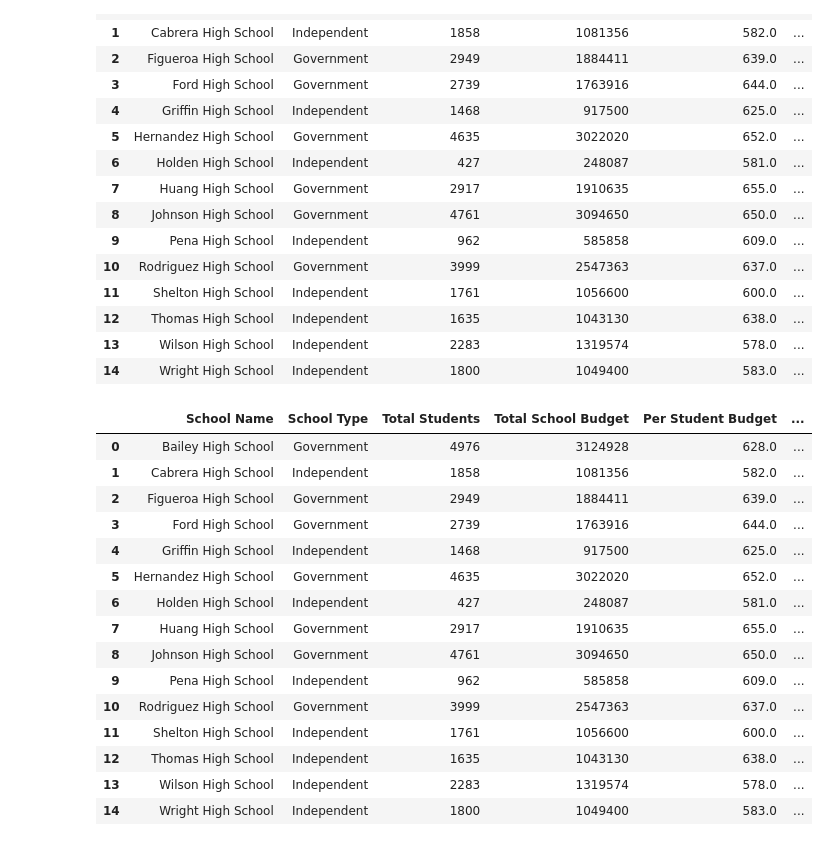
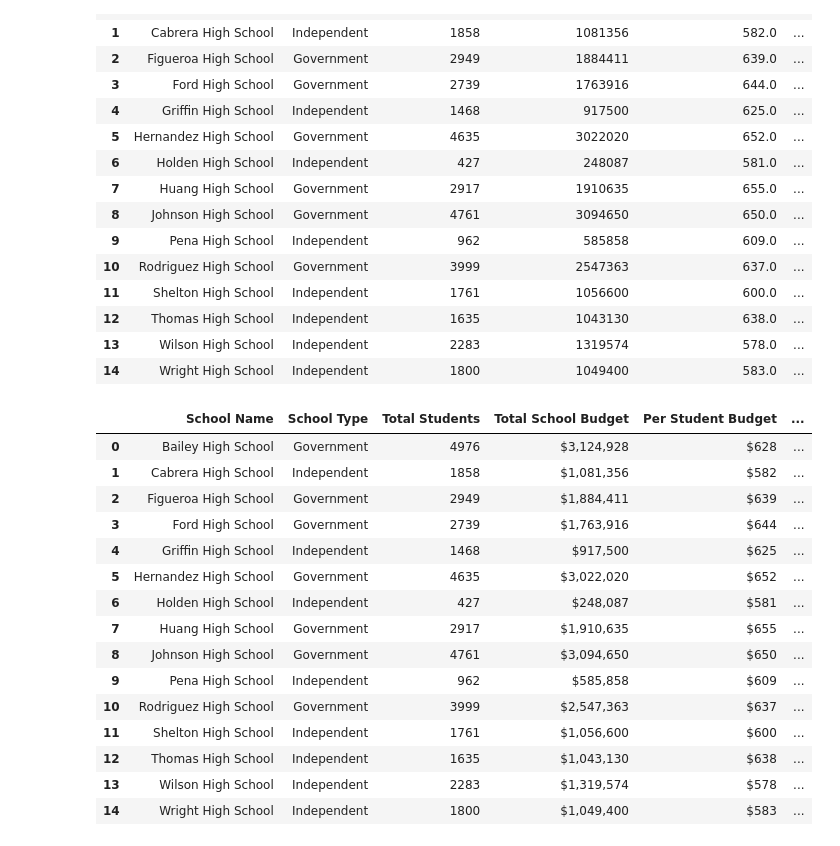
Before and after one commit to oli124/pandas-challenge, a Jupyter notebook: PyCitySchools/PyCitySchools.ipynb, the cells around one changed output. Drawn from its saved outputs; the diff is of its cells as text; code cells hidden in the pictures.

Commit message:
Module 4 Assignment code - completed 2nd section - School Summary

```diff
--- a/PyCitySchools/PyCitySchools.ipynb
+++ b/PyCitySchools/PyCitySchools.ipynb
@@ -372,24 +372,3 @@ school_summary_df
 | 12 | Thomas High School | Independent | 1635 | 1043130 | 638.0 | ... |
 | 13 | Wilson High School | Independent | 2283 | 1319574 | 578.0 | ... |
 | 14 | Wright High School | Independent | 1800 | 1049400 | 583.0 | ... |
-# %%
-# school_summary_df["Total School Budget"].map("${:.0f}".format)
-
-school_summary_df
-# %% [output]
-|  | School Name | School Type | Total Students | Total School Budget | Per Student Budget | ... |
-| 0 | Bailey High School | Government | 4976 | 3124928 | 628.0 | ... |
-| 1 | Cabrera High School | Independent | 1858 | 1081356 | 582.0 | ... |
-| 2 | Figueroa High School | Government | 2949 | 1884411 | 639.0 | ... |
-| 3 | Ford High School | Government | 2739 | 1763916 | 644.0 | ... |
-| 4 | Griffin High School | Independent | 1468 | 917500 | 625.0 | ... |
-| 5 | Hernandez High School | Government | 4635 | 3022020 | 652.0 | ... |
-| 6 | Holden High School | Independent | 427 | 248087 | 581.0 | ... |
-| 7 | Huang High School | Government | 2917 | 1910635 | 655.0 | ... |
-| 8 | Johnson High School | Government | 4761 | 3094650 | 650.0 | ... |
-| 9 | Pena High School | Independent | 962 | 585858 | 609.0 | ... |
-| 10 | Rodriguez High School | Government | 3999 | 2547363 | 637.0 | ... |
-| 11 | Shelton High School | Independent | 1761 | 1056600 | 600.0 | ... |
-| 12 | Thomas High School | Independent | 1635 | 1043130 | 638.0 | ... |
-| 13 | Wilson High School | Independent | 2283 | 1319574 | 578.0 | ... |
-| 14 | Wright High School | Independent | 1800 | 1049400 | 583.0 | ... |
@@ -427,0 +375,25 @@ school_summary_df
+# %%
+# Format total school budget column with "$"
+school_summary_df["Total School Budget"] = school_summary_df["Total School Budget"].map("${:,}".format)
+
+# Format per student budget column with "$"
+school_summary_df["Per Student Budget"] = school_summary_df["Per Student Budget"].map("${:.0f}".format)
+
+school_summary_df
+# %% [output]
+|  | School Name | School Type | Total Students | Total School Budget | Per Student Budget | ... |
+| 0 | Bailey High School | Government | 4976 | $3,124,928 | $628 | ... |
+| 1 | Cabrera High School | Independent | 1858 | $1,081,356 | $582 | ... |
+| 2 | Figueroa High School | Government | 2949 | $1,884,411 | $639 | ... |
+| 3 | Ford High School | Government | 2739 | $1,763,916 | $644 | ... |
+| 4 | Griffin High School | Independent | 1468 | $917,500 | $625 | ... |
+| 5 | Hernandez High School | Government | 4635 | $3,022,020 | $652 | ... |
+| 6 | Holden High School | Independent | 427 | $248,087 | $581 | ... |
+| 7 | Huang High School | Government | 2917 | $1,910,635 | $655 | ... |
+| 8 | Johnson High School | Government | 4761 | $3,094,650 | $650 | ... |
+| 9 | Pena High School | Independent | 962 | $585,858 | $609 | ... |
+| 10 | Rodriguez High School | Government | 3999 | $2,547,363 | $637 | ... |
+| 11 | Shelton High School | Independent | 1761 | $1,056,600 | $600 | ... |
+| 12 | Thomas High School | Independent | 1635 | $1,043,130 | $638 | ... |
+| 13 | Wilson High School | Independent | 2283 | $1,319,574 | $578 | ... |
+| 14 | Wright High School | Independent | 1800 | $1,049,400 | $583 | ... |
```
Also changed, not shown: parts of 1 cell of this notebook.
